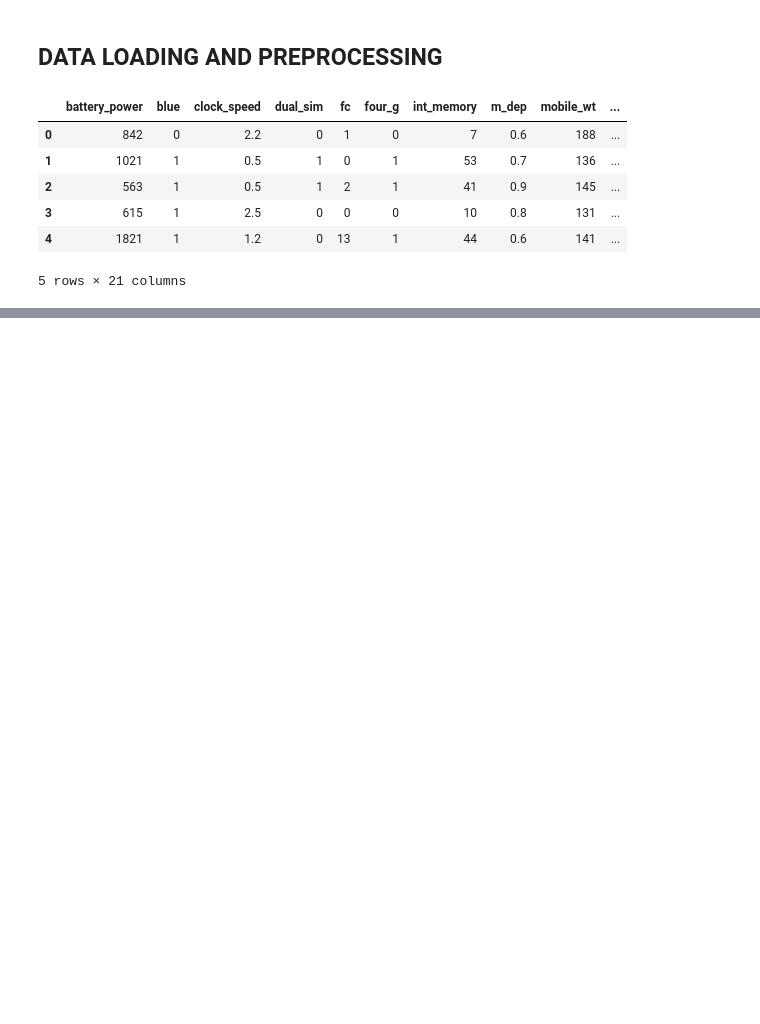
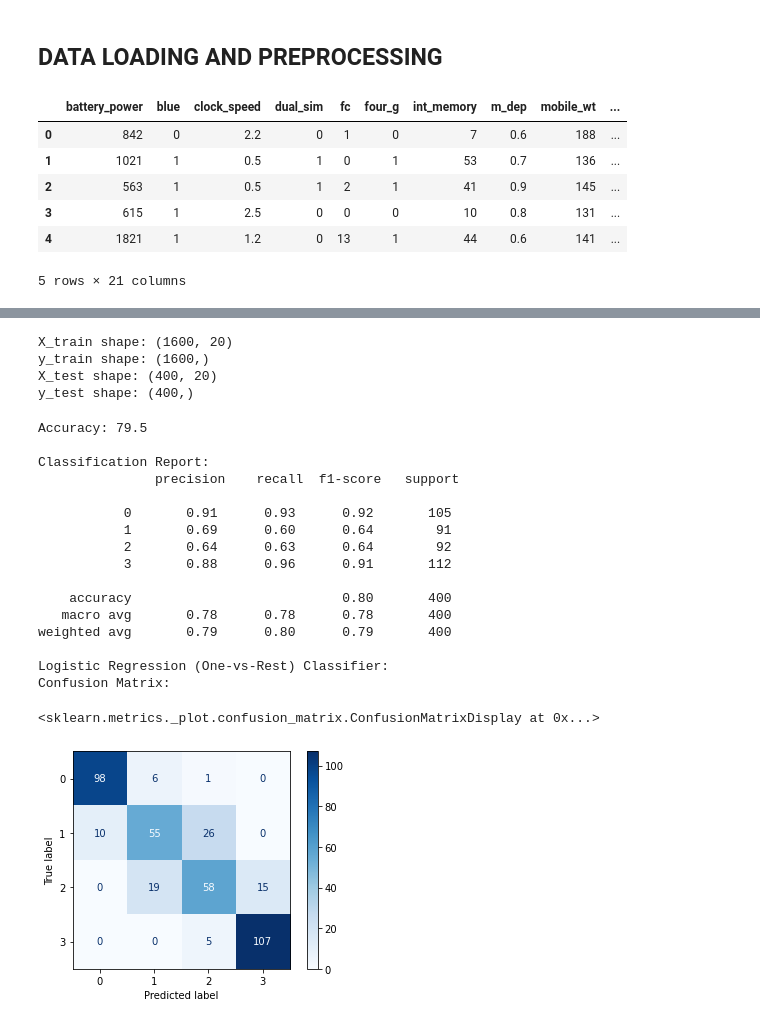
Before and after one commit to Ogutu01/Mobile-Price-Classifier, a Jupyter notebook: index.ipynb, the cells around one changed output, grey strips where cells are left out. Drawn from its saved outputs; the diff is of its cells as text; code cells hidden in the pictures; blank space fills up the shorter version.

```diff
--- a/index.ipynb
+++ b/index.ipynb
@@ -20,0 +267,25 @@ df1.head()
+# %%
+from sklearn.model_selection import train_test_split
+from sklearn.linear_model import LogisticRegression
+from sklearn.metrics import classification_report, confusion_matrix
+from sklearn.model_selection import GridSearchCV
+from sklearn.metrics import classification_report, accuracy_score, confusion_matrix, ConfusionMatrixDisplay
+
+
+# Separate features (X) and target variable (y)
+X = train.drop(columns=["price_range"])
+y = train['price_range']
+
+# Split the dataset into training and testing sets
+X_train, X_test, y_train, y_test = train_test_split(X, y, test_size=0.2, random_state=42)
+
+# Example usage:
+print("X_train shape:", X_train.shape)
+print("y_train shape:", y_train.shape)
+print("X_test shape:", X_test.shape)
+print("y_test shape:", y_test.shape)
+# %% [output]
+X_train shape: (1600, 20)
+y_train shape: (1600,)
+X_test shape: (400, 20)
+y_test shape: (400,)
@@ -20,0 +307,43 @@ df1.head()
+# %%
+# Initialize the Logistic Regression classifier with OvR strategy
+logreg_classifier = LogisticRegression(multi_class='ovr', solver='liblinear', random_state=42)
+
+# Train the classifier
+logreg_classifier.fit(X_train, y_train)
+
+# Predictions
+logreg_pred = logreg_classifier.predict(X_test)
+
+# Evaluate the model
+accuracy = round(accuracy_score(y_test, logreg_pred) * 100, 2)
+classification_report_result = classification_report(y_test, logreg_pred)
+conf_matrix = confusion_matrix(y_test, logreg_pred)
+
+print(f"Accuracy: {accuracy}")
+print("\nClassification Report:\n", classification_report_result)
+
+print("Logistic Regression (One-vs-Rest) Classifier:")
+
+# Display confusion matrix as a heatmap
+print("Confusion Matrix:")
+disp = ConfusionMatrixDisplay(confusion_matrix=conf_matrix, display_labels=logreg_classifier.classes_)
+disp.plot(cmap='Blues')
+# %% [output]
+Accuracy: 79.5
+
+Classification Report:
+               precision    recall  f1-score   support
+
+           0       0.91      0.93      0.92       105
+           1       0.69      0.60      0.64        91
+           2       0.64      0.63      0.64        92
+           3       0.88      0.96      0.91       112
+
+    accuracy                           0.80       400
+   macro avg       0.78      0.78      0.78       400
+weighted avg       0.79      0.80      0.79       400
+
+Logistic Regression (One-vs-Rest) Classifier:
+Confusion Matrix:
+<sklearn.metrics._plot.confusion_matrix.ConfusionMatrixDisplay at 0x...>
+[figure, added]
```
Also changed, not shown: parts of 24 cells of this notebook.
